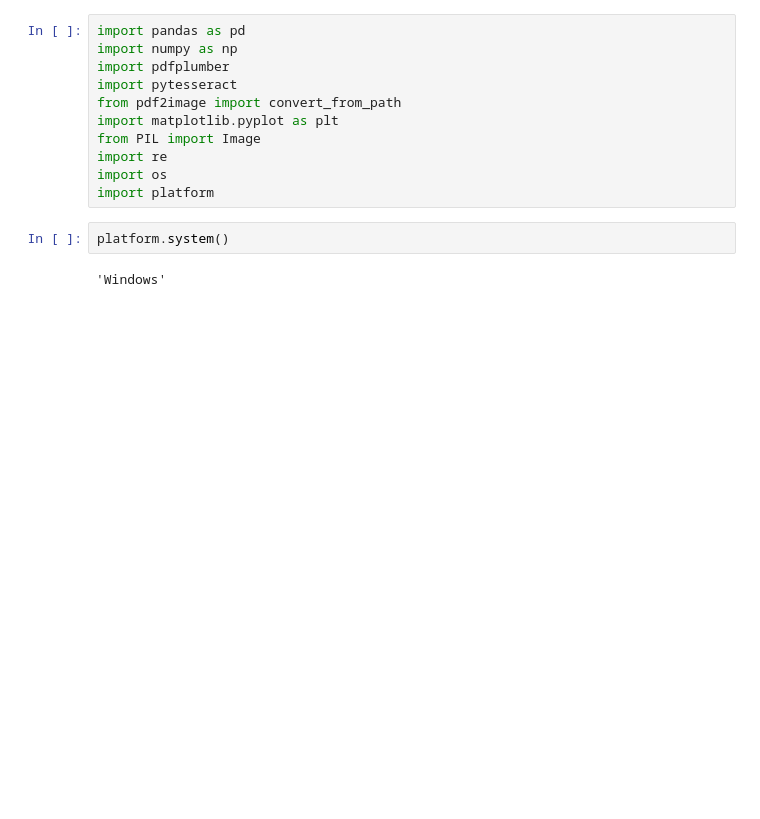
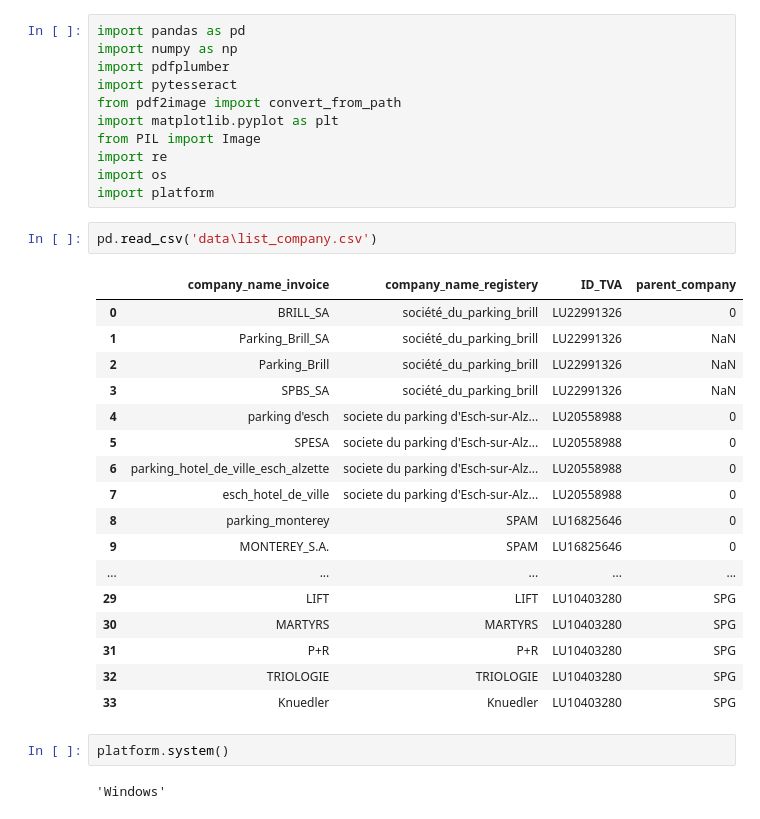
Before and after one commit to hf2503/invoice-ocr-classifier, a Jupyter notebook: expand.ipynb, the cells around one changed output. Cells and saved outputs as stored; diff of their text form; blank space fills up the shorter version.

```diff
--- a/expand.ipynb
+++ b/expand.ipynb
@@ -9,6 +9,26 @@ from PIL import Image
 import re
 import os
 import platform
+# %%
+pd.read_csv('data\list_company.csv')
+# %% [output]
+|  | company_name_invoice | company_name_registery | ID_TVA | parent_company |
+| 0 | BRILL_SA | société_du_parking_brill | LU22991326 | 0 |
+| 1 | Parking_Brill_SA | société_du_parking_brill | LU22991326 | NaN |
+| 2 | Parking_Brill | société_du_parking_brill | LU22991326 | NaN |
+| 3 | SPBS_SA | société_du_parking_brill | LU22991326 | NaN |
+| 4 | parking d'esch | societe du parking d'Esch-sur-Alz... | LU20558988 | 0 |
+| 5 | SPESA | societe du parking d'Esch-sur-Alz... | LU20558988 | 0 |
+| 6 | parking_hotel_de_ville_esch_alzette | societe du parking d'Esch-sur-Alz... | LU20558988 | 0 |
+| 7 | esch_hotel_de_ville | societe du parking d'Esch-sur-Alz... | LU20558988 | 0 |
+| 8 | parking_monterey | SPAM | LU16825646 | 0 |
+| 9 | MONTEREY_S.A. | SPAM | LU16825646 | 0 |
+| ... | ... | ... | ... | ... |
+| 29 | LIFT | LIFT | LU10403280 | SPG |
+| 30 | MARTYRS | MARTYRS | LU10403280 | SPG |
+| 31 | P+R | P+R | LU10403280 | SPG |
+| 32 | TRIOLOGIE | TRIOLOGIE | LU10403280 | SPG |
+| 33 | Knuedler | Knuedler | LU10403280 | SPG |
 # %%
 platform.system()
 # %% [output]
```
Also changed, not shown: parts of 10 cells of this notebook.
